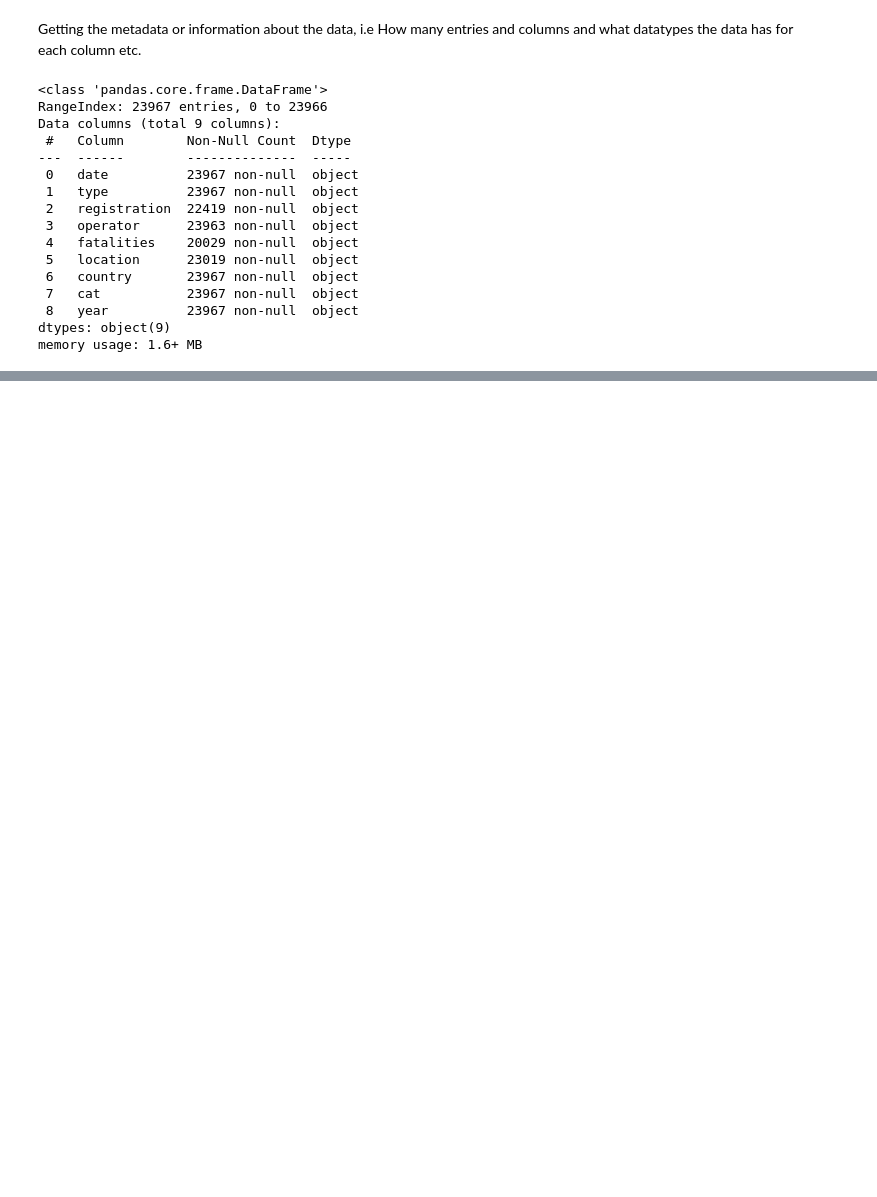
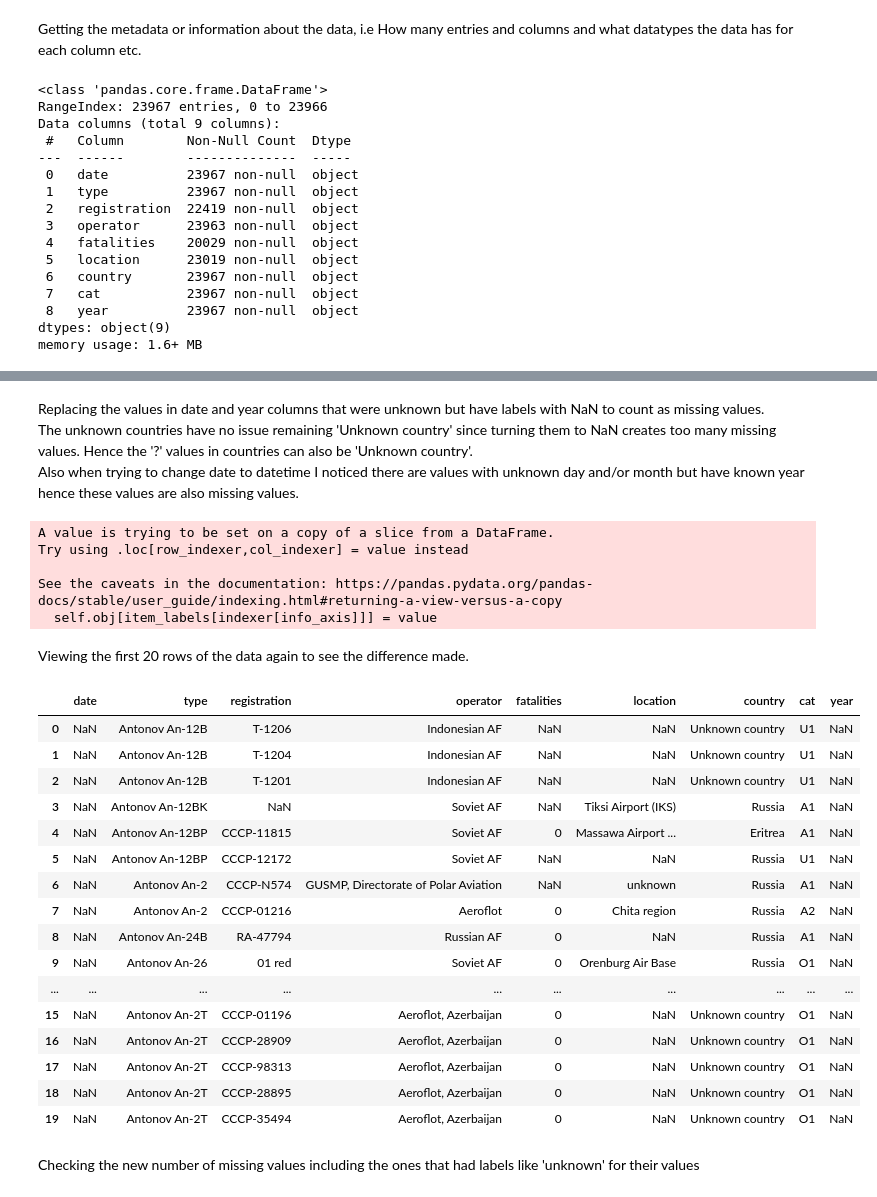
Before and after one commit to Christine-Muhoro/Phase-1-Project, a Jupyter notebook: index.ipynb, the cells around one changed output, grey strips where cells are left out. Saved outputs shown, nothing was run; the diff lists cells and outputs as text; code cells hidden in the pictures; blank space fills up the shorter version.

Commit message:
Some more Data Understanding and Data Cleaning

```diff
--- a/index.ipynb
+++ b/index.ipynb
@@ -88,0 +123,3 @@ date column datatype is a string not a datetime.
+# %%
+# Drop the duplicate rows
+df = df.drop_duplicates()
@@ -88,0 +169,39 @@ date column datatype is a string not a datetime.
+# %% [markdown]
+Replacing the values in date and year columns that were unknown but have labels with NaN to count as missing values.
+The unknown countries have no issue remaining 'Unknown country' since turning them to NaN creates too many missing values. Hence the '?' values in countries can also be 'Unknown country'.
+Also when trying to change date to datetime I noticed there are values with unknown day and/or month but have known year hence these values are also missing values.
+# %%
+df.loc[:,'date'] = df['date'].replace('date unk.', np.nan)
+df.loc[:,'date'] = df['date'].replace([r'^\?\?-\?\?\?-\d{4}$', r'^\?\?-[A-Z]{3}-\d{4}$', r'^\d{2}-\?\?\?-\d{4}$'], np.nan, regex=True)
+df.loc[:,'year'] = df['year'].replace('unknown', np.nan)
+df.loc[:,'country'] = df['country'].replace('?', 'Unknown country')
+# %% [output]
+A value is trying to be set on a copy of a slice from a DataFrame.
+Try using .loc[row_indexer,col_indexer] = value instead
+
+See the caveats in the documentation: https://pandas.pydata.org/pandas-docs/stable/user_guide/indexing.html#returning-a-view-versus-a-copy
+  self.obj[item_labels[indexer[info_axis]]] = value
+# %% [markdown]
+Viewing the first 20 rows of the data again to see the difference made.
+# %%
+df.head(20)
+# %% [output]
+|  | date | type | registration | operator | fatalities | location | country | cat | year |
+| 0 | NaN | Antonov An-12B | T-1206 | Indonesian AF | NaN | NaN | Unknown country | U1 | NaN |
+| 1 | NaN | Antonov An-12B | T-1204 | Indonesian AF | NaN | NaN | Unknown country | U1 | NaN |
+| 2 | NaN | Antonov An-12B | T-1201 | Indonesian AF | NaN | NaN | Unknown country | U1 | NaN |
+| 3 | NaN | Antonov An-12BK | NaN | Soviet AF | NaN | Tiksi Airport (IKS) | Russia | A1 | NaN |
+| 4 | NaN | Antonov An-12BP | CCCP-11815 | Soviet AF | 0 | Massawa Airport ... | Eritrea | A1 | NaN |
+| 5 | NaN | Antonov An-12BP | CCCP-12172 | Soviet AF | NaN | NaN | Russia | U1 | NaN |
+| 6 | NaN | Antonov An-2 | CCCP-N574 | GUSMP, Directorate of Polar Aviation | NaN | unknown | Russia | A1 | NaN |
+| 7 | NaN | Antonov An-2 | CCCP-01216 | Aeroflot | 0 | Chita region | Russia | A2 | NaN |
+| 8 | NaN | Antonov An-24B | RA-47794 | Russian AF | 0 | NaN | Russia | A1 | NaN |
+| 9 | NaN | Antonov An-26 | 01 red | Soviet AF | 0 | Orenburg Air Base | Russia | O1 | NaN |
+| ... | ... | ... | ... | ... | ... | ... | ... | ... | ... |
+| 15 | NaN | Antonov An-2T | CCCP-01196 | Aeroflot, Azerbaijan | 0 | NaN | Unknown country | O1 | NaN |
+| 16 | NaN | Antonov An-2T | CCCP-28909 | Aeroflot, Azerbaijan | 0 | NaN | Unknown country | O1 | NaN |
+| 17 | NaN | Antonov An-2T | CCCP-98313 | Aeroflot, Azerbaijan | 0 | NaN | Unknown country | O1 | NaN |
+| 18 | NaN | Antonov An-2T | CCCP-28895 | Aeroflot, Azerbaijan | 0 | NaN | Unknown country | O1 | NaN |
+| 19 | NaN | Antonov An-2T | CCCP-35494 | Aeroflot, Azerbaijan | 0 | NaN | Unknown country | O1 | NaN |
+# %% [markdown]
+Checking the new number of missing values including the ones that had labels like 'unknown' for their values
```
Also changed, not shown: parts of 54 cells of this notebook.
